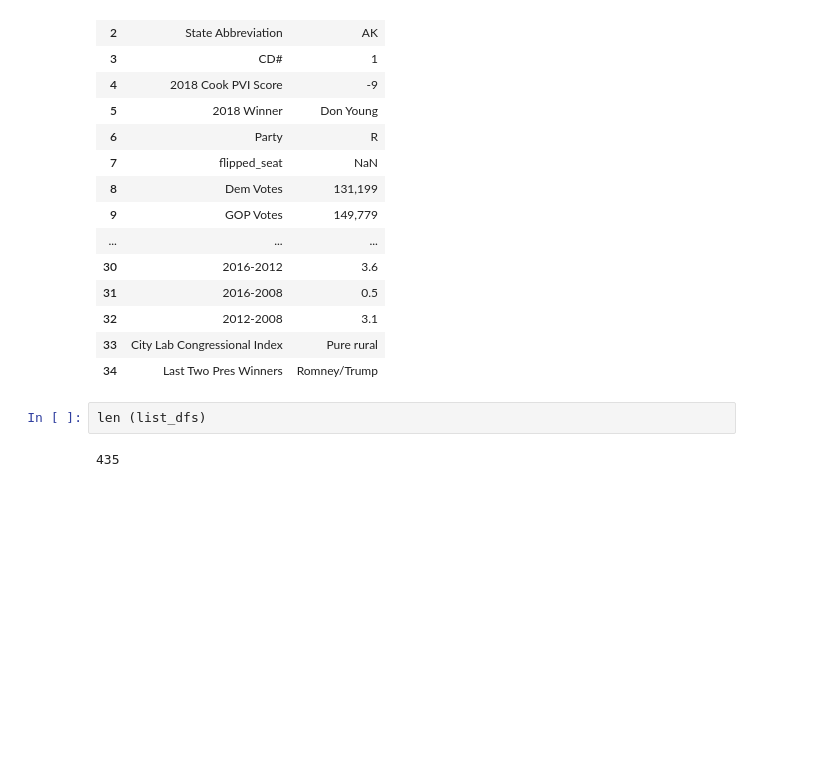
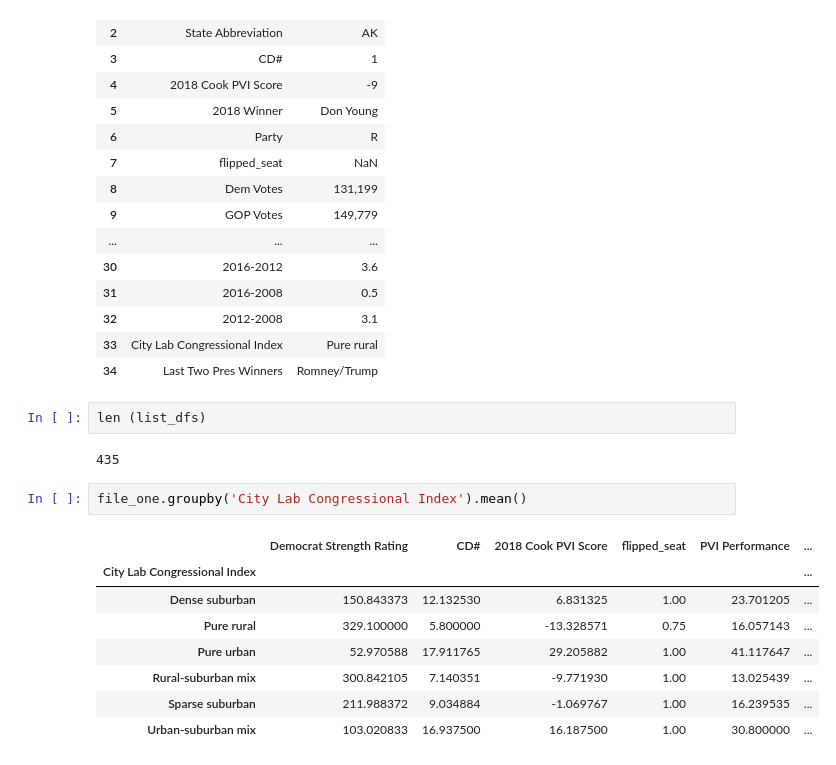
Before and after one commit to zachtspahr/zachtspahr.github.io, a Jupyter notebook: Potential Election Analysis Stuff/national_districts.ipynb, the cells around one changed output. Drawn from its saved outputs; the diff is of its cells as text; blank space fills up the shorter version.

```diff
--- a/Potential Election Analysis Stuff/national_districts.ipynb
+++ b/Potential Election Analysis Stuff/national_districts.ipynb
@@ -134,3 +152,14 @@ list_dfs[0]
 len (list_dfs)
 # %% [output]
 435
+# %%
+file_one.groupby('City Lab Congressional Index').mean()
+# %% [output]
+|  | Democrat Strength Rating | CD# | 2018 Cook PVI Score | flipped_seat | PVI Performance | ... |
+| City Lab Congressional Index |  |  |  |  |  | ... |
+| Dense suburban | 150.843373 | 12.132530 | 6.831325 | 1.00 | 23.701205 | ... |
+| Pure rural | 329.100000 | 5.800000 | -13.328571 | 0.75 | 16.057143 | ... |
+| Pure urban | 52.970588 | 17.911765 | 29.205882 | 1.00 | 41.117647 | ... |
+| Rural-suburban mix | 300.842105 | 7.140351 | -9.771930 | 1.00 | 13.025439 | ... |
+| Sparse suburban | 211.988372 | 9.034884 | -1.069767 | 1.00 | 16.239535 | ... |
+| Urban-suburban mix | 103.020833 | 16.937500 | 16.187500 | 1.00 | 30.800000 | ... |
```
Also changed, not shown: parts of 3 cells of this notebook, 8 other files.
